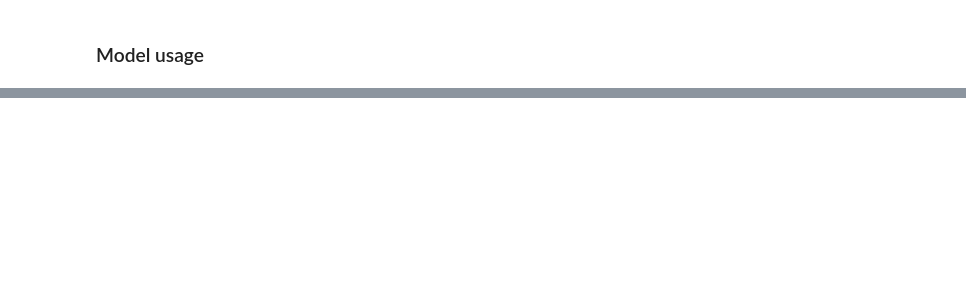
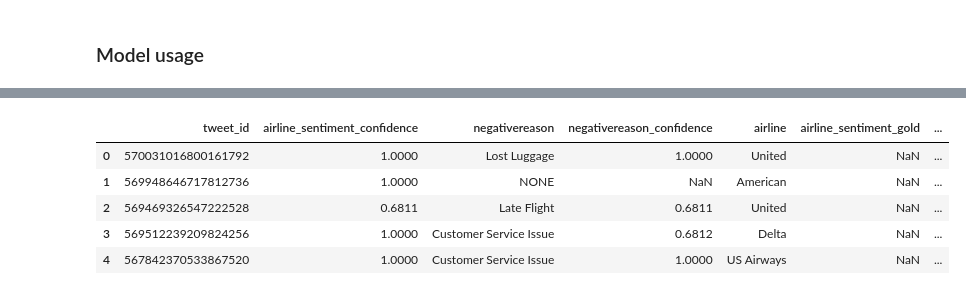
Before and after one commit to sipocz/Twitter-Sentiment-Analysis-AI-Challenge, a Jupyter notebook: Sentiment_Net_dualis_extend.ipynb, the cells around one changed output, grey strips where cells are left out. Saved outputs shown, nothing was run; the diff lists cells and outputs as text; code cells hidden in the pictures; blank space fills up the shorter version.

```diff
--- a/Sentiment_Net_dualis_extend.ipynb
+++ b/Sentiment_Net_dualis_extend.ipynb
@@ -643,0 +807,12 @@ test_df["predicted"]=prediction
+# %%
+def test_runner(df):
+    odf=df
+    for i in range (len(df)):
+        reason=df.loc[i].negativereason
+        if reason != "NONE":
+
+            odf.loc[i,"predicted"]="negative"
+            print(reason, df.loc[i].predicted,odf.loc[i].predicted)
+    return(odf)
+# %%
+df_out=test_runner(test_df)
@@ -644 +837,10 @@ test_df["predicted"]=prediction
+# %%
+df_out.head()
+# %% [output]
+|  | tweet_id | airline_sentiment_confidence | negativereason | negativereason_confidence | airline | airline_sentiment_gold | ... |
+| 0 | 570031016800161792 | 1.0000 | Lost Luggage | 1.0000 | United | NaN | ... |
+| 1 | 569948646717812736 | 1.0000 | NONE | NaN | American | NaN | ... |
+| 2 | 569469326547222528 | 0.6811 | Late Flight | 0.6811 | United | NaN | ... |
+| 3 | 569512239209824256 | 1.0000 | Customer Service Issue | 0.6812 | Delta | NaN | ... |
+| 4 | 567842370533867520 | 1.0000 | Customer Service Issue | 1.0000 | US Airways | NaN | ... |
 # %%
```
Also changed, not shown: parts of 42 cells of this notebook.
